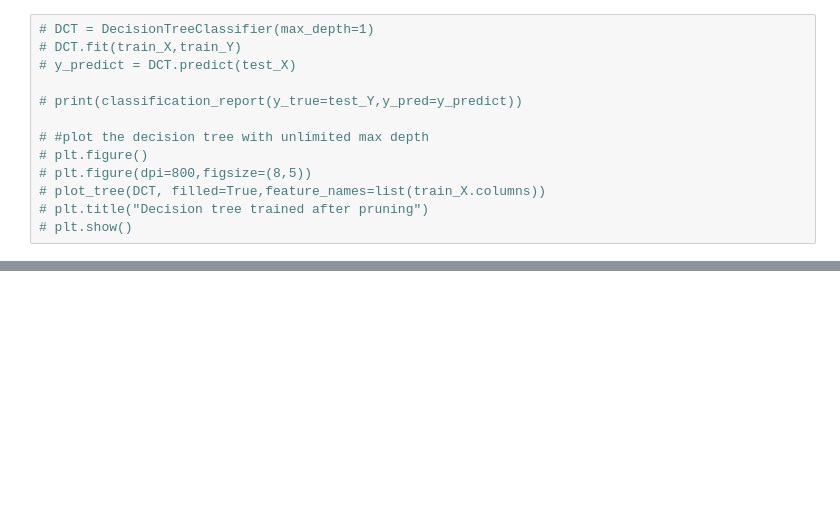
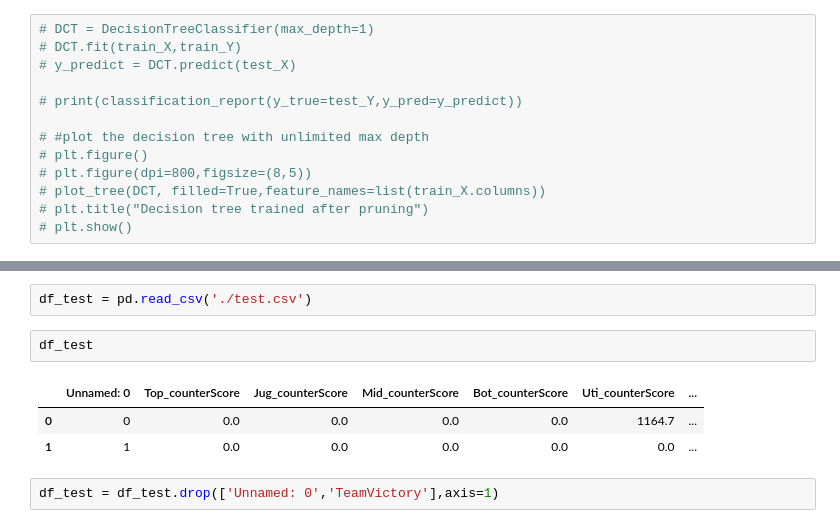
Before and after one commit to Jiawei-oukai/MachinLearning-LOL_Gaming, a Jupyter notebook: DecisionTree.ipynb, the cells around one changed output, grey strips where cells are left out. Cells and saved outputs as stored; diff of their text form; blank space fills up the shorter version.

```diff
--- a/DecisionTree.ipynb
+++ b/DecisionTree.ipynb
@@ -178,2 +178,12 @@ weighted avg       0.52      0.52      0.49      5404
 [figure]
 DecisionTreeClassifier(max_depth=3)
+# %%
+df_test = pd.read_csv('./test.csv')
+# %%
+df_test
+# %% [output]
+|  | Unnamed: 0 | Top_counterScore | Jug_counterScore | Mid_counterScore | Bot_counterScore | Uti_counterScore | ... |
+| 0 | 0 | 0.0 | 0.0 | 0.0 | 0.0 | 1164.7 | ... |
+| 1 | 1 | 0.0 | 0.0 | 0.0 | 0.0 | 0.0 | ... |
+# %%
+df_test = df_test.drop(['Unnamed: 0','TeamVictory'],axis=1)
```
Also changed, not shown: parts of 5 cells of this notebook, 2 other files.
